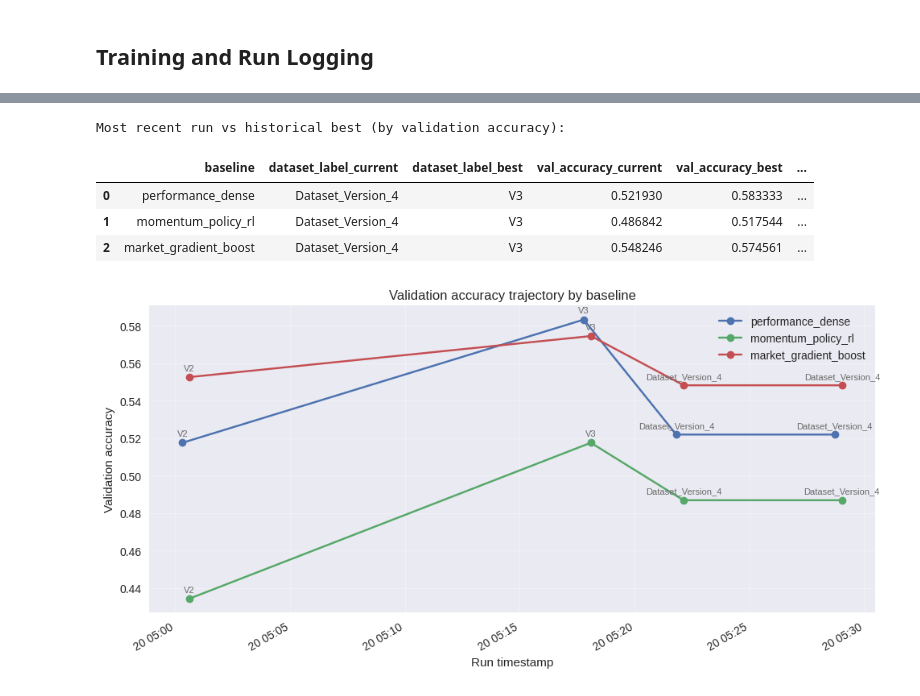
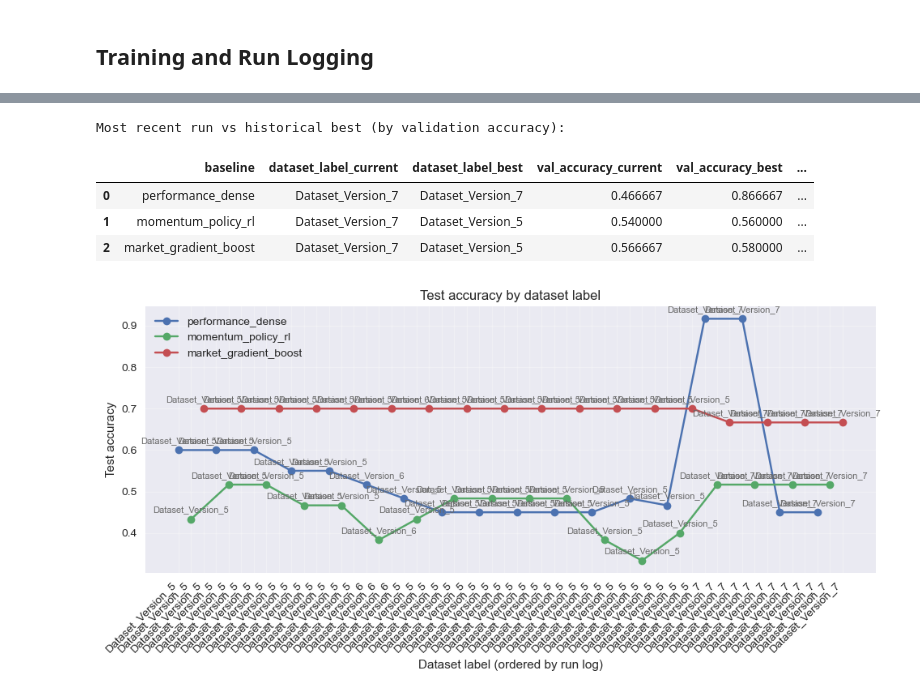
Before and after one commit to Beautiful-Game-Oracle/The-Beautiful-Game-Oracle, a Jupyter notebook: Football Predictor Models.ipynb, the cells around one changed output, grey strips where cells are left out. Drawn from its saved outputs; the diff is of its cells as text; code cells hidden in the pictures.

Commit message:
Revert "Kaggle Notebook | Football Predictor Model.ipynb | V5 with Output"
This reverts commit e45d2d3bf06cc10422265fcbe27bee6c280bc1a8.

```diff
--- a/Football Predictor Models.ipynb
+++ b/Football Predictor Models.ipynb
@@ -73,16 +70,22 @@ if str(analysis_root) not in sys.path:
 # Experiment configuration
 PROJECT_NAME = "The-Beautiful-Game-Oracle"
 LEAGUE = "EPL"
-SEASONS = ["2023", "2022", "2021", "2020"]  # extend or adjust as needed
+SEASONS = ["2025","2024", "2023", "2022"]  # used for metadata/logging
+TEST_YEAR = 2025  # completed matches for the held-out test horizon
+VALIDATION_WINDOW_MONTHS = 5  # final months before the test year reserved for tuning
+MIN_VALIDATION_MATCHES = 150  # ensure enough batches for calibration/attribution
 ROLLING_WINDOW = 5
 BATCH_SIZE = 64
 EPOCHS = 50
 REFRESH_DATA = False  # set True to refetch from Understat
 RUN_ID = datetime.utcnow().strftime("%Y%m%d-%H%M%S")
-DATASET_LABEL = "Dataset_Version_4"
+DATASET_LABEL = "Dataset_Version_7"
 
-DATASET_FILENAME = "Dataset_Version_5.csv"
-LEGACY_DATASET_FILENAMES = ["Dataset_Version_3.csv", "Dataset.csv"]
+DATASET_FILENAME = "Dataset_Version_7.csv"
+LEGACY_DATASET_FILENAMES = ["Dataset_Version_6.csv", "Dataset_Version_3.csv", "Dataset.csv"]
+
+TEST_START_DATE = pd.Timestamp(f"{TEST_YEAR}-09-22")
+VALIDATION_START_DATE = TEST_START_DATE - pd.DateOffset(months=VALIDATION_WINDOW_MONTHS)
 
 # Filesystem locations (compatible with Kaggle + local use)
 LEAGUE_RESULTS_PATH: Path | None = None
@@ -140,6 +143,8 @@ print(f"Seasons loaded: {SEASONS}")
 print(f"Working dir: {BASE_WORKING_DIR.resolve()}")
 print(f"League results source: {LEAGUE_RESULTS_PATH}")
 print(f"Current run artefacts: {MODEL_ARTIFACT_DIR}")
+print(f"Test horizon (>=): {TEST_START_DATE.date()}")
+print(f"Validation window start: {VALIDATION_START_DATE.date()} (min {MIN_VALIDATION_MATCHES} matches)")
 RUN_LOG_COLUMNS = [
     "timestamp",
     "run_id",
@@ -993,7 +918,7 @@ MARKET_FEATURES = market_view.feature_columns()
 FEATURE_SETS = {
     "performance_dense": performance_view.build_spec(
         description="Performance-based dense network using smoothed per-match aggregates",
-        trainer="keras",
+        trainer="xgboost",
         builder_name="build_performance_model",
     ),
     "momentum_policy_rl": momentum_view.build_spec(
@@ -1703,56 +1946,65 @@ if RUN_LOG_PATH.exists():
                 suffixes=("_current", "_best"),
             )
 
             print("Most recent run vs historical best (by validation accuracy):")
             if not comparison.empty:
                 display(comparison[[
                     "baseline",
                     "dataset_label_current",
                     "dataset_label_best",
                     "val_accuracy_current",
                     "val_accuracy_best",
                     "test_accuracy_current",
                     "test_accuracy_best",
                     "run_id_best",
                 ]])
             else:
                 print("No runs for the current run ID yet.")
 
-            fig, ax = plt.subplots(figsize=(10, 5))
-            for baseline in history_df["baseline"].unique():
-                subset = history_df[history_df["baseline"] == baseline].dropna(subset=["timestamp"])
-                if subset.empty:
-                    continue
-                ax.plot(subset["timestamp"], subset["val_accuracy"], marker="o", label=baseline)
-                for row in subset.itertuples():
-                    label_text = getattr(row, "dataset_label", "").strip()
-                    if label_text:
+            labeled_history = history_df.copy()
+            labeled_history["dataset_label"] = labeled_history["dataset_label"].astype(str).str.strip()
+            labeled_history = labeled_history[labeled_history["dataset_label"] != ""]
+            if labeled_history.empty:
+                print("Add dataset labels to plot the comparison chart, then rerun this cell.")
+            else:
+                labeled_history = labeled_history.sort_values("timestamp").reset_index(drop=True)
+                labeled_history["x_pos"] = np.arange(len(labeled_history))
+
+                fig, ax = plt.subplots(figsize=(10, 5))
+                for baseline in labeled_history["baseline"].unique():
+                    subset = labeled_history[labeled_history["baseline"] == baseline].copy()
+                    if subset.empty:
+                        continue
+                    ax.plot(subset["x_pos"], subset["test_accuracy"], marker="o", label=baseline)
+                    for row in subset.itertuples():
                         ax.annotate(
-                            label_text,
-                            (row.timestamp, row.val_accuracy),
+                            row.dataset_label,
+                            (row.x_pos, row.test_accuracy),
                             textcoords="offset points",
                             xytext=(0, 6),
                             ha="center",
                             fontsize=8,
                             color="dimgray",
                         )
-            ax.set_title("Validation accuracy trajectory by baseline")
-            ax.set_ylabel("Validation accuracy")
-            ax.set_xlabel("Run timestamp")
-            ax.grid(True, alpha=0.3)
-            ax.legend()
-            fig.autofmt_xdate()
-            fig.tight_layout()
-            plot_path = MODEL_ARTIFACT_DIR / "validation_accuracy_history.png"
-            fig.savefig(plot_path, dpi=160)
-            plt.show()
-            print(f"Saved validation accuracy history plot to {plot_path}")
+
+                ax.set_title("Test accuracy by dataset label")
+                ax.set_ylabel("Test accuracy")
+                ax.set_xlabel("Dataset label (ordered by run log)")
+                ax.set_xticks(labeled_history["x_pos"])
+                ax.set_xticklabels(labeled_history["dataset_label"], rotation=45, ha="right")
+                ax.grid(True, alpha=0.3)
+                ax.legend()
+                fig.tight_layout()
+                plot_path = MODEL_ARTIFACT_DIR / "test_accuracy_history.png"
+                fig.savefig(plot_path, dpi=160)
+                plt.show()
+                print(f"Saved test accuracy history plot to {plot_path}")
 else:
     print("Run history file not found — this will be created after the first successful training run.")
 # %% [output]
 Most recent run vs historical best (by validation accuracy):
 |  | baseline | dataset_label_current | dataset_label_best | val_accuracy_current | val_accuracy_best | ... |
-| 0 | performance_dense | Dataset_Version_4 | V3 | 0.521930 | 0.583333 | ... |
-| 1 | momentum_policy_rl | Dataset_Version_4 | V3 | 0.486842 | 0.517544 | ... |
-| 2 | market_gradient_boost | Dataset_Version_4 | V3 | 0.548246 | 0.574561 | ... |
+| 0 | performance_dense | Dataset_Version_7 | Dataset_Version_7 | 0.466667 | 0.866667 | ... |
+| 1 | momentum_policy_rl | Dataset_Version_7 | Dataset_Version_5 | 0.540000 | 0.560000 | ... |
+| 2 | market_gradient_boost | Dataset_Version_7 | Dataset_Version_5 | 0.566667 | 0.580000 | ... |
-[figure, old version]
+[figure, new version]
```
Also changed, not shown: parts of 35 cells of this notebook.
